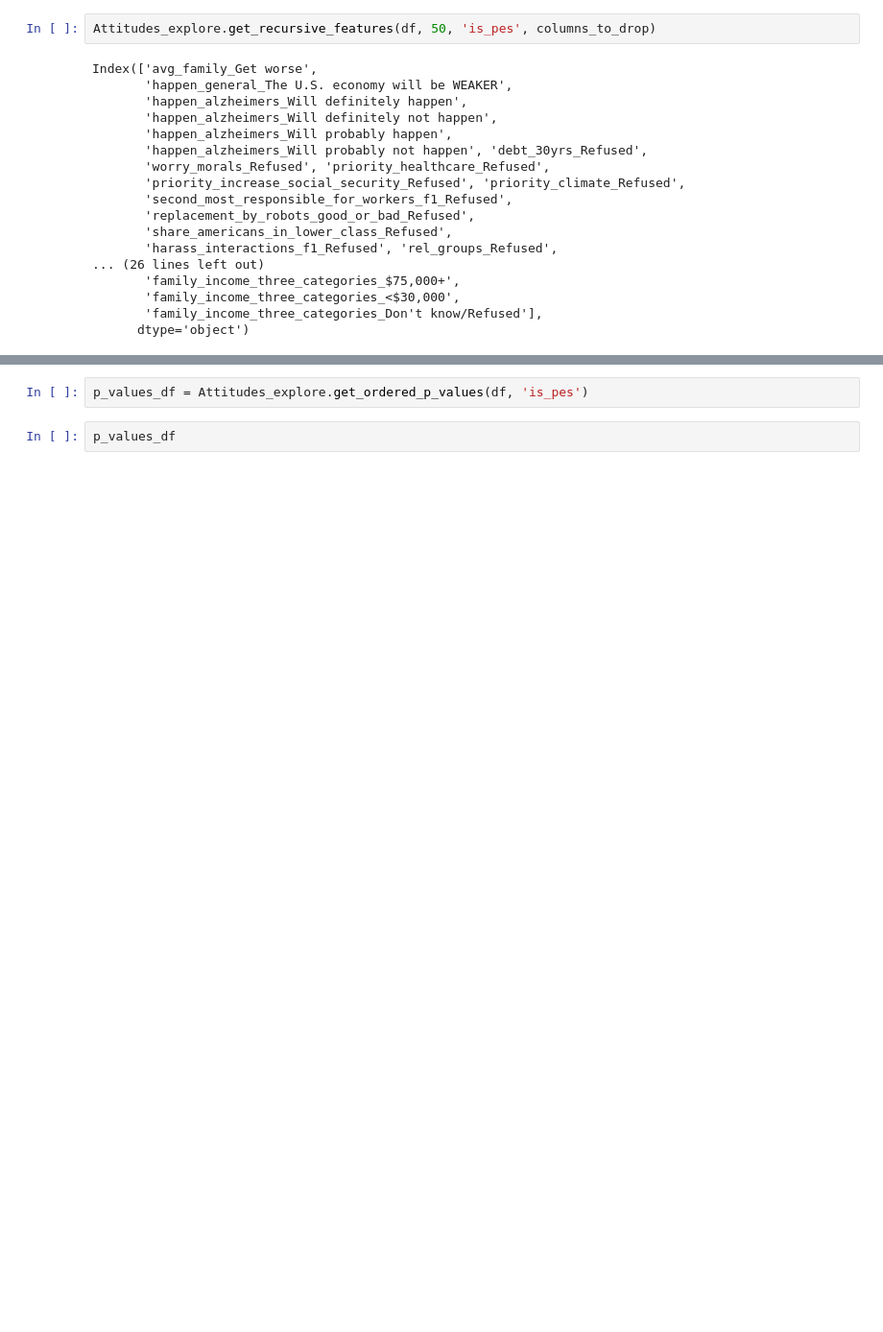
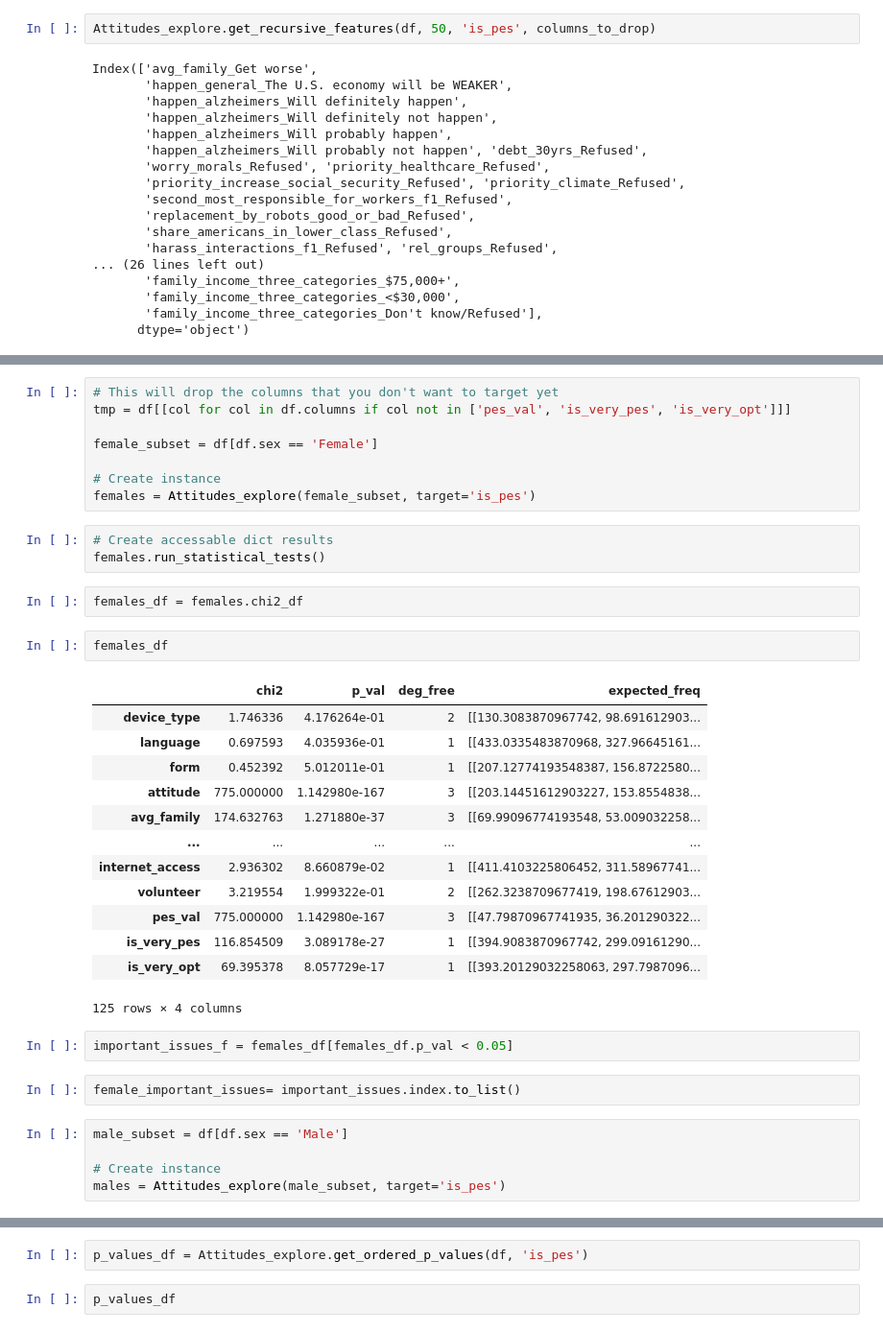
Before and after one commit to american-perspectives-capstone/american-attitudes, a Jupyter notebook: rough_notebooks/malachi_hale_individual_notebook.ipynb, the cells around one changed output, grey strips where cells are left out. Shown at 96% size. Drawn from its saved outputs; the diff is of its cells as text; blank space fills up the shorter version.

```diff
--- a/rough_notebooks/malachi_hale_individual_notebook.ipynb
+++ b/rough_notebooks/malachi_hale_individual_notebook.ipynb
@@ -734,0 +802,38 @@ Index(['avg_family_Get worse',
+# %%
+# This will drop the columns that you don't want to target yet
+tmp = df[[col for col in df.columns if col not in ['pes_val', 'is_very_pes', 'is_very_opt']]]
+
+female_subset = df[df.sex == 'Female']
+
+# Create instance
+females = Attitudes_explore(female_subset, target='is_pes')
+# %%
+# Create accessable dict results
+females.run_statistical_tests()
+# %%
+females_df = females.chi2_df
+# %%
+females_df
+# %% [output]
+|  | chi2 | p_val | deg_free | expected_freq |
+| device_type | 1.746336 | 4.176264e-01 | 2 | [[130.3083870967742, 98.691612903... |
+| language | 0.697593 | 4.035936e-01 | 1 | [[433.0335483870968, 327.96645161... |
+| form | 0.452392 | 5.012011e-01 | 1 | [[207.12774193548387, 156.8722580... |
+| attitude | 775.000000 | 1.142980e-167 | 3 | [[203.14451612903227, 153.8554838... |
+| avg_family | 174.632763 | 1.271880e-37 | 3 | [[69.99096774193548, 53.009032258... |
+| ... | ... | ... | ... | ... |
+| internet_access | 2.936302 | 8.660879e-02 | 1 | [[411.4103225806452, 311.58967741... |
+| volunteer | 3.219554 | 1.999322e-01 | 2 | [[262.3238709677419, 198.67612903... |
+| pes_val | 775.000000 | 1.142980e-167 | 3 | [[47.79870967741935, 36.201290322... |
+| is_very_pes | 116.854509 | 3.089178e-27 | 1 | [[394.9083870967742, 299.09161290... |
+| is_very_opt | 69.395378 | 8.057729e-17 | 1 | [[393.20129032258063, 297.7987096... |
+125 rows × 4 columns
+# %%
+important_issues_f = females_df[females_df.p_val < 0.05]
+# %%
+female_important_issues= important_issues.index.to_list()
+# %%
+male_subset = df[df.sex == 'Male']
+
+# Create instance
+males = Attitudes_explore(male_subset, target='is_pes')
```
Also changed, not shown: parts of 10 cells of this notebook.
